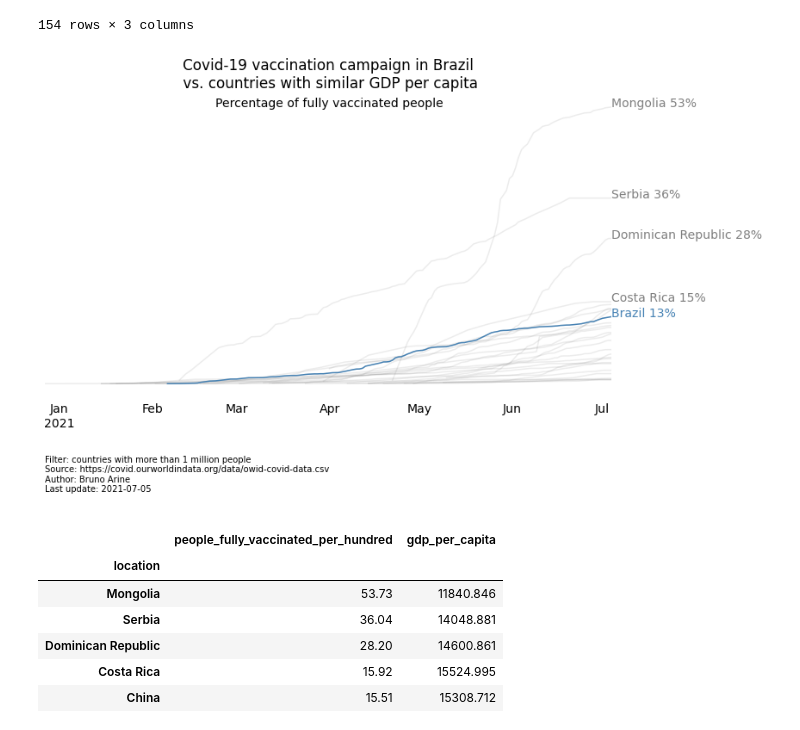
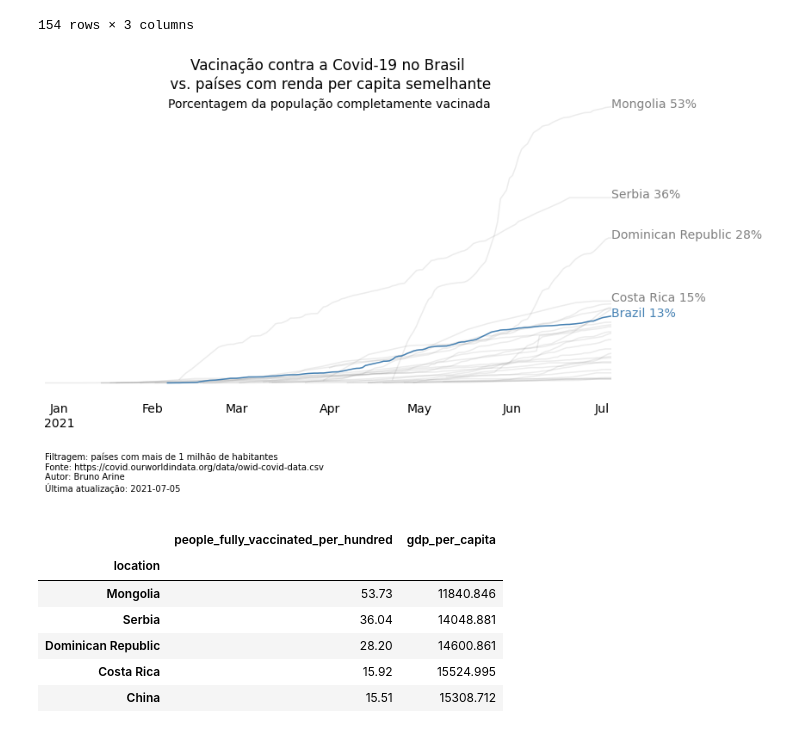
Before and after one commit to brunoarine/coronavirus-vaccinations, a Jupyter notebook: notebook.ipynb, the cells around one changed output. Saved outputs shown, nothing was run; the diff lists cells and outputs as text; code cells hidden in the pictures.

```diff
--- a/notebook.ipynb
+++ b/notebook.ipynb
@@ -82,10 +82,10 @@ def plot_curves(df, n, title, subtitle, filename):
     plt.text(df.index[df.shape[0]//2], df.max().max(),
              s=subtitle, horizontalalignment='center')
     plt.text(df.index[0], -23,
-             "Filter: countries with more than 1 million people\n"
-             "Source: https://covid.ourworldindata.org/data/owid-covid-data.csv\n"
-             "Author: Bruno Arine\n"
-             "Last update: {}\n".format(datetime.datetime.now().strftime("%Y-%m-%d")),
+             "Filtragem: países com mais de 1 milhão de habitantes\n"
+             "Fonte: https://covid.ourworldindata.org/data/owid-covid-data.csv\n"
+             "Autor: Bruno Arine\n"
+             "Última atualização: {}\n".format(datetime.datetime.now().strftime("%Y-%m-%d")),
              fontsize=10)
 
     plt.tight_layout()
@@ -185,11 +187,11 @@ group = countries_gdp[countries_gdp.group == brazil_group].index.values
 # %%
 plot_curves(df=treat_data(df[df.location.isin(group)]),
             n=4,
-            title="Covid-19 vaccination campaign in Brazil\n vs. countries with similar GDP per capita",
-            subtitle="Percentage of fully vaccinated people",
+            title="Vacinação contra a Covid-19 no Brasil\n vs. países com renda per capita semelhante",
+            subtitle="Porcentagem da população completamente vacinada",
             filename="brazil-vs-world.png")
 # %% [output]
-[figure, old version]
+[figure, new version]
 # %%
 pd.DataFrame(df[df.location.isin(group)]
              .groupby("location")[["people_fully_vaccinated_per_hundred", "gdp_per_capita"]]
```
Also changed, not shown: parts of 3 cells of this notebook, 3 other files.
